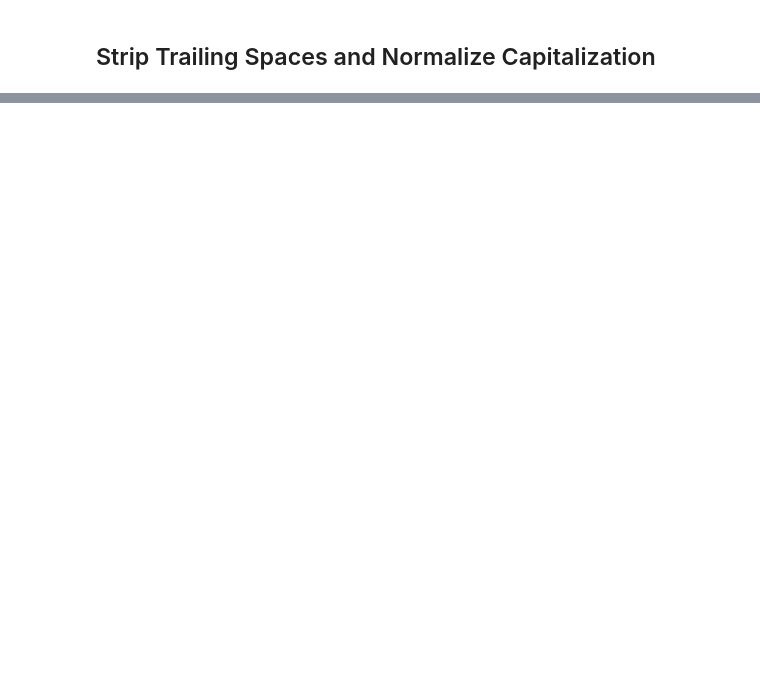
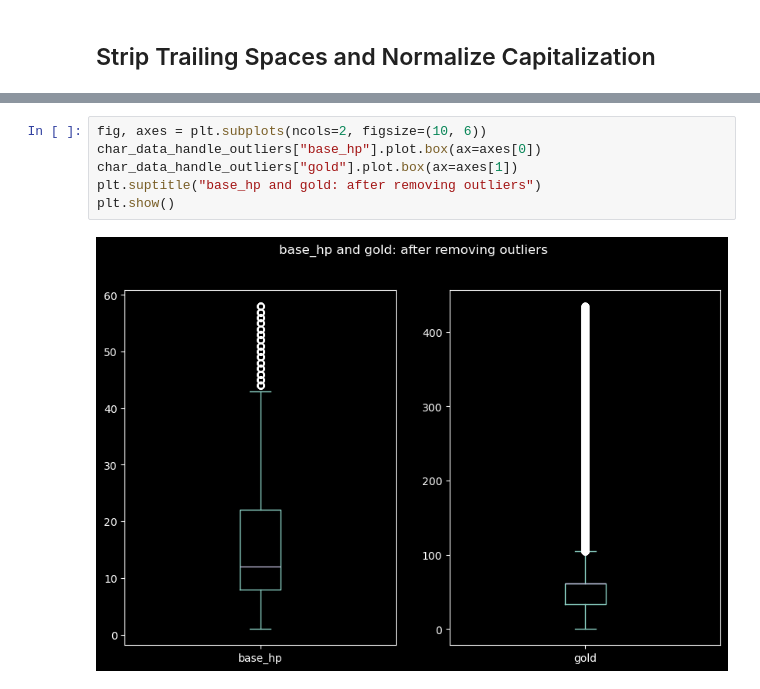
Before and after one commit to Cethyri/Tableau-D-and-D-Project, a Jupyter notebook: w7DND.ipynb, the cells around one changed output, grey strips where cells are left out. Cells and saved outputs as stored; diff of their text form; blank space fills up the shorter version.

```diff
--- a/w7DND.ipynb
+++ b/w7DND.ipynb
@@ -323,0 +430,8 @@ char_data_standardized.fillna({"name": "N/A"}, inplace=True)
+# %%
+fig, axes = plt.subplots(ncols=2, figsize=(10, 6))
+char_data_handle_outliers["base_hp"].plot.box(ax=axes[0])
+char_data_handle_outliers["gold"].plot.box(ax=axes[1])
+plt.suptitle("base_hp and gold: after removing outliers")
+plt.show()
+# %% [output]
+[figure, added]
```
Also changed, not shown: parts of 22 cells of this notebook.
